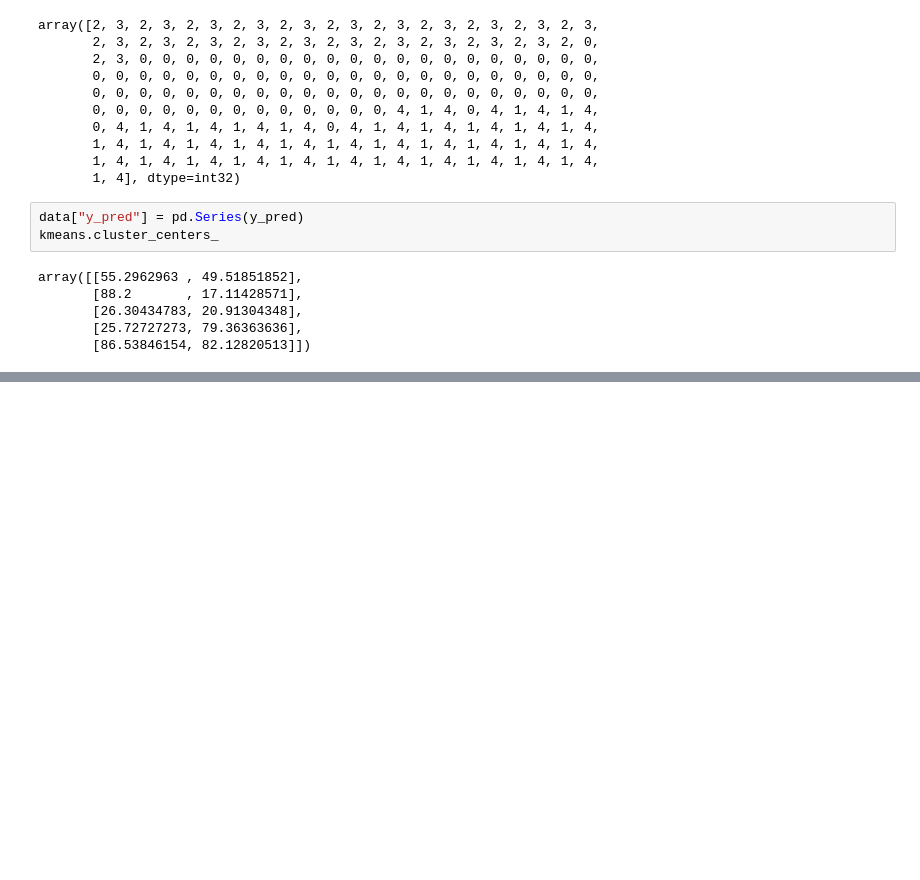
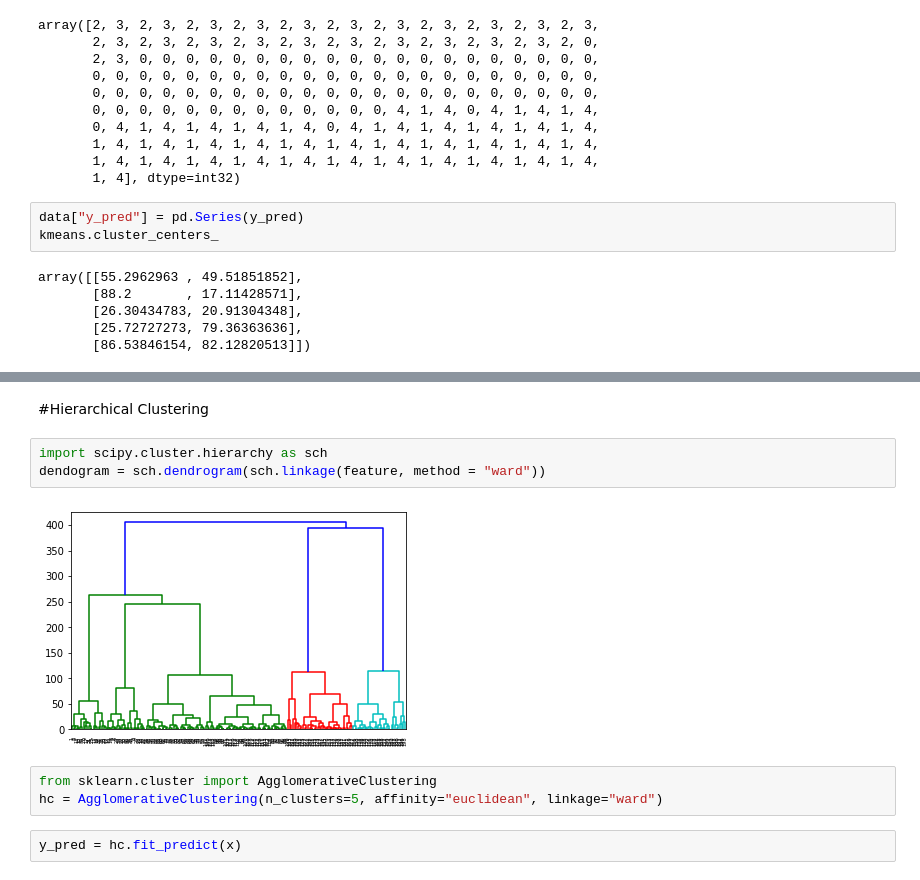
Before and after one commit to SP-TechForest/Under-processed-projects, a Jupyter notebook: Machine_learning_Clustering.ipynb, the cells around one changed output, grey strips where cells are left out. Saved outputs shown, nothing was run; the diff lists cells and outputs as text; blank space fills up the shorter version.

```diff
--- a/Machine_learning_Clustering.ipynb
+++ b/Machine_learning_Clustering.ipynb
@@ -132,0 +130,12 @@ fig_all_color_scale.show()
+# %% [markdown]
+#Hierarchical Clustering
+# %%
+import scipy.cluster.hierarchy as sch
+dendogram = sch.dendrogram(sch.linkage(feature, method = "ward"))
+# %% [output]
+[figure, added]
+# %%
+from sklearn.cluster import AgglomerativeClustering
+hc = AgglomerativeClustering(n_clusters=5, affinity="euclidean", linkage="ward")
+# %%
+y_pred = hc.fit_predict(x)
```
Also changed, not shown: parts of 6 cells of this notebook.
